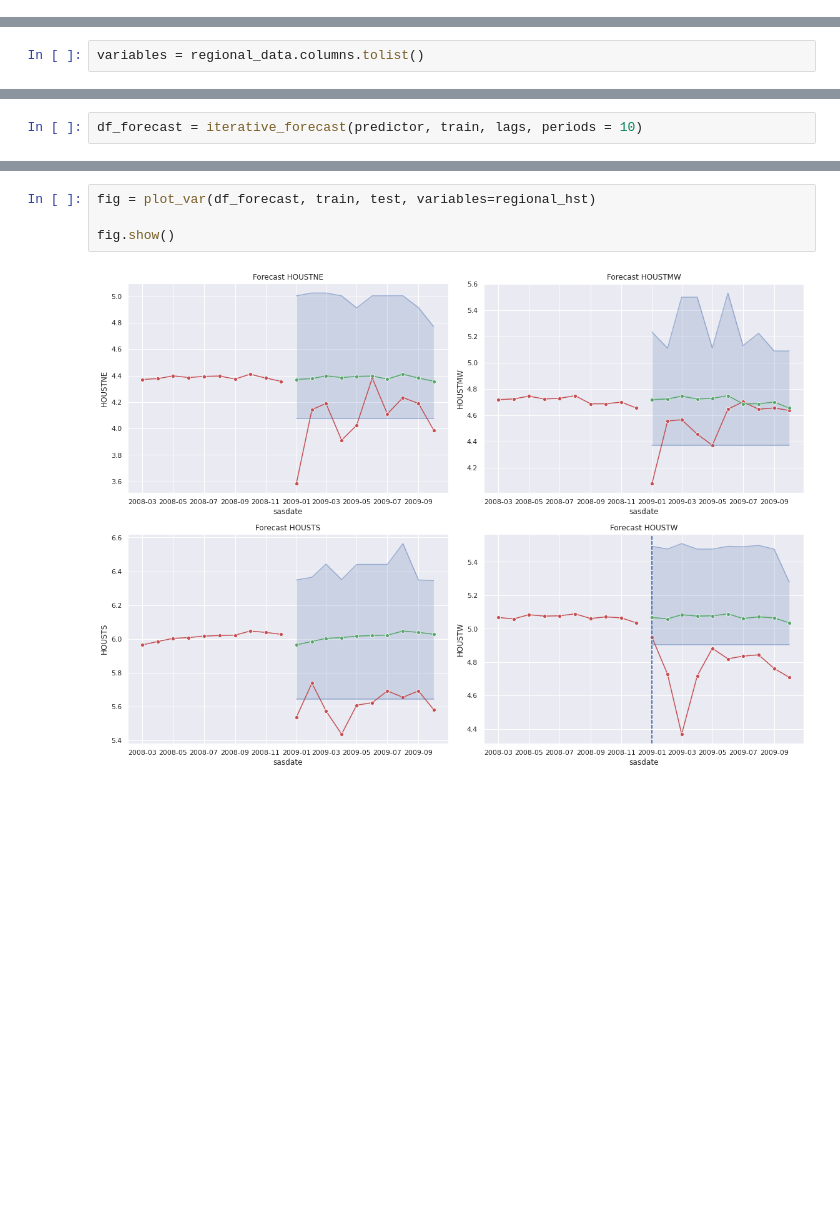
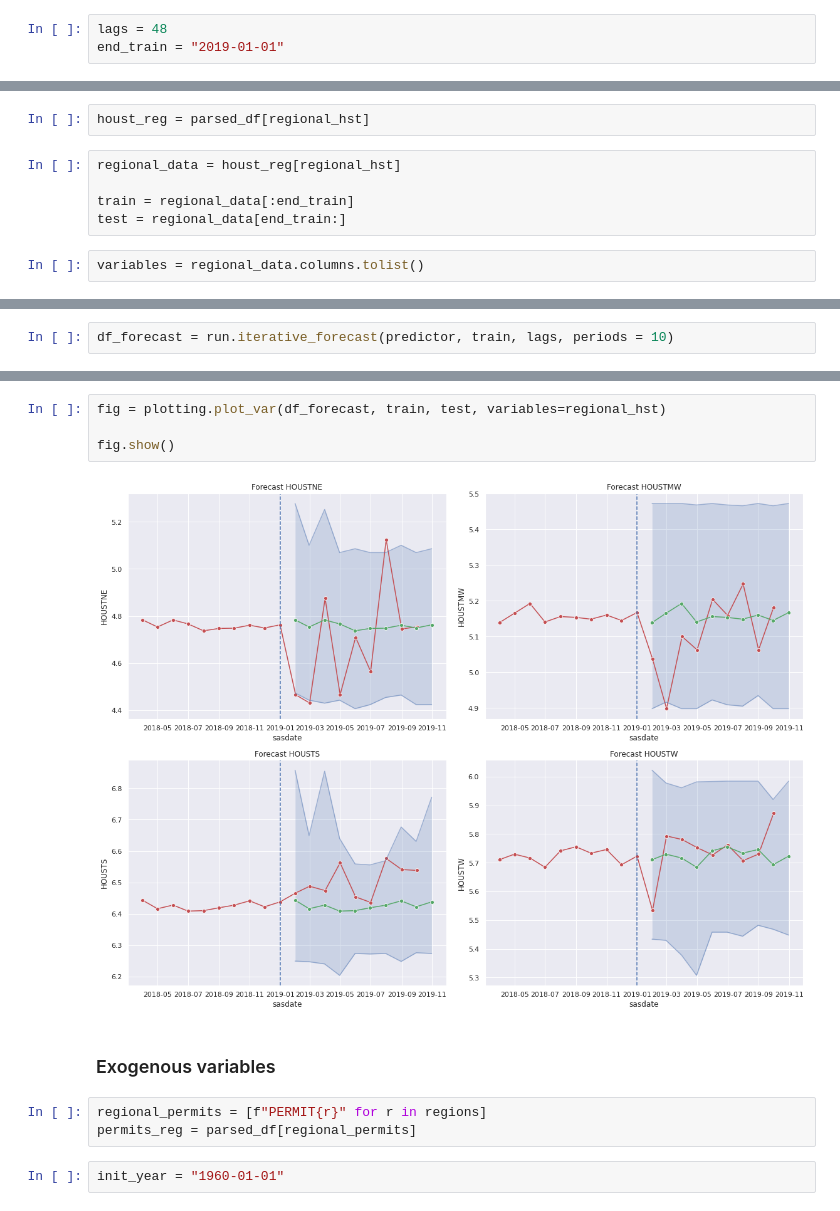
Before and after one commit to NoFishLikeIan/tinbergen, a Jupyter notebook: homework/adv-macroeconometrics/week-two/house-start-analysis.ipynb, the cells around one changed output, grey strips where cells are left out. Cells and saved outputs as stored; diff of their text form; blank space fills up the shorter version.

Commit message:
👨‍🎨 new forecast comparison

```diff
--- a/homework/adv-macroeconometrics/week-two/house-start-analysis.ipynb
+++ b/homework/adv-macroeconometrics/week-two/house-start-analysis.ipynb
@@ -36,0 +27,3 @@ test = regional_data["2009-01-01":]
+# %%
+lags = 48
+end_train = "2019-01-01"
@@ -37,3 +32,10 @@ test = regional_data["2009-01-01":]
+# %%
+houst_reg = parsed_df[regional_hst]
+# %%
+regional_data = houst_reg[regional_hst]
+
+train = regional_data[:end_train]
+test = regional_data[end_train:]
 # %%
 variables = regional_data.columns.tolist()
 # %%
@@ -82,2 +48,2 @@ def iterative_forecast(pred, train, lags, periods = 1):
 # %%
-df_forecast = iterative_forecast(predictor, train, lags, periods = 10)
+df_forecast = run.iterative_forecast(predictor, train, lags, periods = 10)
@@ -120,6 +50,13 @@ def plot_var(df_forecast, train, test, variables = []):
 # %%
-fig = plot_var(df_forecast, train, test, variables=regional_hst)
+fig = plotting.plot_var(df_forecast, train, test, variables=regional_hst)
 
 fig.show()
 # %% [output]
-[figure, old version]
+[figure, new version]
+# %% [markdown]
+### Exogenous variables
+# %%
+regional_permits = [f"PERMIT{r}" for r in regions]
+permits_reg = parsed_df[regional_permits]
+# %%
+init_year = "1960-01-01"
```
Also changed, not shown: parts of 16 cells of this notebook, 1 other file.
